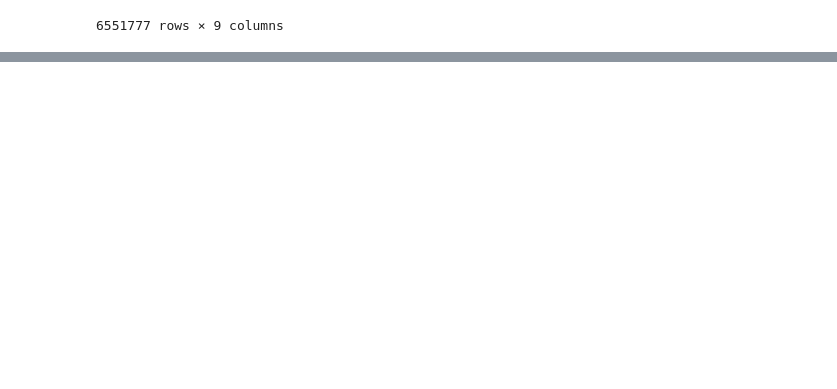
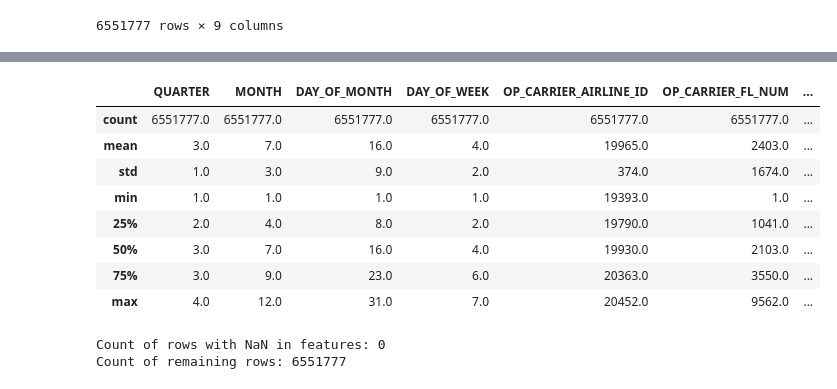
Before and after one commit to MohammedGuniem/Prediction-of-On-time-Flight-Performance, a Jupyter notebook: notebooks/Preprocessing.ipynb, the cells around one changed output, grey strips where cells are left out. Saved outputs shown, nothing was run; the diff lists cells and outputs as text; code cells hidden in the pictures; blank space fills up the shorter version.

Commit message:
Finsihed preprosessing and quality requirement control

```diff
--- a/notebooks/Preprocessing.ipynb
+++ b/notebooks/Preprocessing.ipynb
@@ -608,3 +618,65 @@ display(prosessed_df[targets].describe().round())
 | FLIGHTS                                                   | Negative values are invalid                                     |
 |                                                           | Value is required; If Nan, delete row                           |
 |                                                           | Value type is int                                               |
+# %%
+# We start by viewing the descriptiuon statstics of each features columns
+features = [
+    "QUARTER",
+    "MONTH",
+    "DAY_OF_MONTH",
+    "DAY_OF_WEEK",
+
+    "OP_UNIQUE_CARRIER",
+    "OP_CARRIER_AIRLINE_ID",
+    "TAIL_NUM",
+    "OP_CARRIER_FL_NUM",
+
+    "ORIGIN_AIRPORT_ID",
+    "ORIGIN_CITY_MARKET_ID",
+    "ORIGIN_STATE_FIPS",
+    "ORIGIN_WAC",
+    "DEST_AIRPORT_ID",
+    "DEST_CITY_MARKET_ID",
+    "DEST_STATE_FIPS",
+    "DEST_WAC",
+
+    "CRS_DEP_TIME",
+    "DEP_TIME_BLK",
+    "CRS_ARR_TIME",
+    "ARR_TIME_BLK",
+    "CRS_ELAPSED_TIME",
+    "DISTANCE",
+    "DISTANCE_GROUP",
+    "FLIGHTS",
+]
+
+display(prosessed_df[features].describe().round())
+# %% [output]
+|  | QUARTER | MONTH | DAY_OF_MONTH | DAY_OF_WEEK | OP_CARRIER_AIRLINE_ID | OP_CARRIER_FL_NUM | ... |
+| count | 6551777.0 | 6551777.0 | 6551777.0 | 6551777.0 | 6551777.0 | 6551777.0 | ... |
+| mean | 3.0 | 7.0 | 16.0 | 4.0 | 19965.0 | 2403.0 | ... |
+| std | 1.0 | 3.0 | 9.0 | 2.0 | 374.0 | 1674.0 | ... |
+| min | 1.0 | 1.0 | 1.0 | 1.0 | 19393.0 | 1.0 | ... |
+| 25% | 2.0 | 4.0 | 8.0 | 2.0 | 19790.0 | 1041.0 | ... |
+| 50% | 3.0 | 7.0 | 16.0 | 4.0 | 19930.0 | 2103.0 | ... |
+| 75% | 3.0 | 9.0 | 23.0 | 6.0 | 20363.0 | 3550.0 | ... |
+| max | 4.0 | 12.0 | 31.0 | 7.0 | 20452.0 | 9562.0 | ... |
+# %%
+## According to the established data quality requirements above, all of the features in the table above should have values in their column data cells.
+# Value is required; If Nan, delete row
+
+# Count rows with NaN in features columns
+count_nan_rows = prosessed_df[prosessed_df[features].isnull().any(axis=1)].shape[0]
+
+# Print count of rows with NaN
+print(f"Count of rows with NaN in features: {count_nan_rows}")
+
+# Drop rows with NaN in columns A or B
+prosessed_cleaned = prosessed_df.dropna(subset=features)
+
+# Print count of remaining rows
+remaining_count = prosessed_cleaned.shape[0]
+print(f"Count of remaining rows: {remaining_count}")
+# %% [output]
+Count of rows with NaN in features: 0
+Count of remaining rows: 6551777
```
Also changed, not shown: parts of 13 cells of this notebook.
